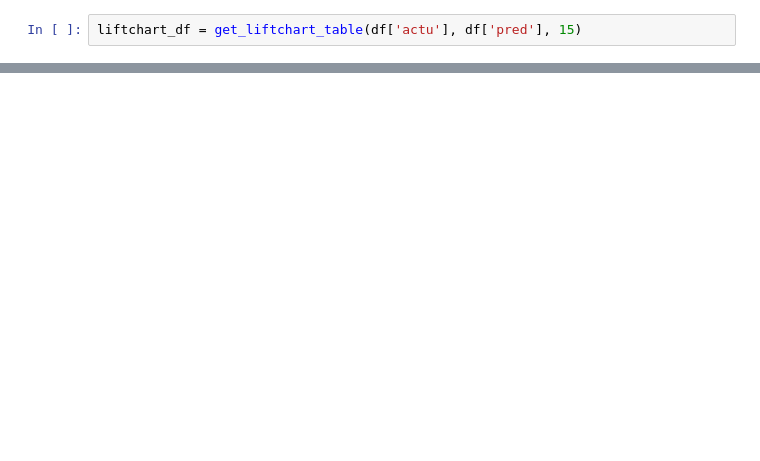
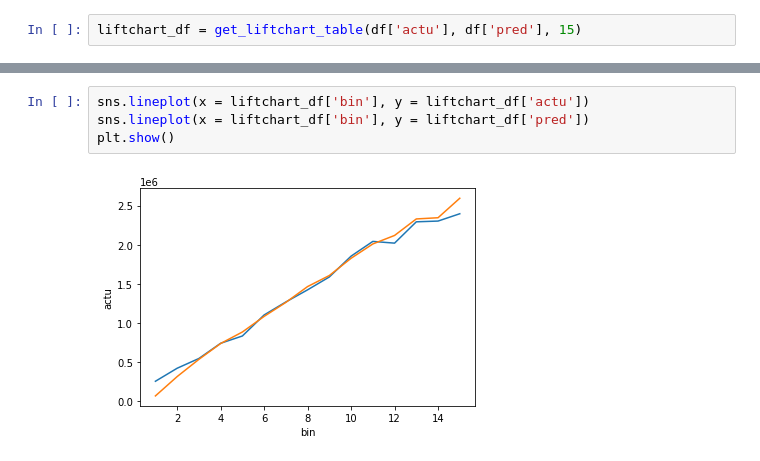
Before and after one commit to MatePocs/insurance, a Jupyter notebook: notebooks/lift_chart.ipynb, the cells around one changed output, grey strips where cells are left out. Cells and saved outputs as stored; diff of their text form; blank space fills up the shorter version.

```diff
--- a/notebooks/lift_chart.ipynb
+++ b/notebooks/lift_chart.ipynb
@@ -114,0 +128,6 @@ plt.show()
+# %%
+sns.lineplot(x = liftchart_df['bin'], y = liftchart_df['actu'])
+sns.lineplot(x = liftchart_df['bin'], y = liftchart_df['pred'])
+plt.show()
+# %% [output]
+[figure, added]
```
Also changed, not shown: parts of 6 cells of this notebook.
